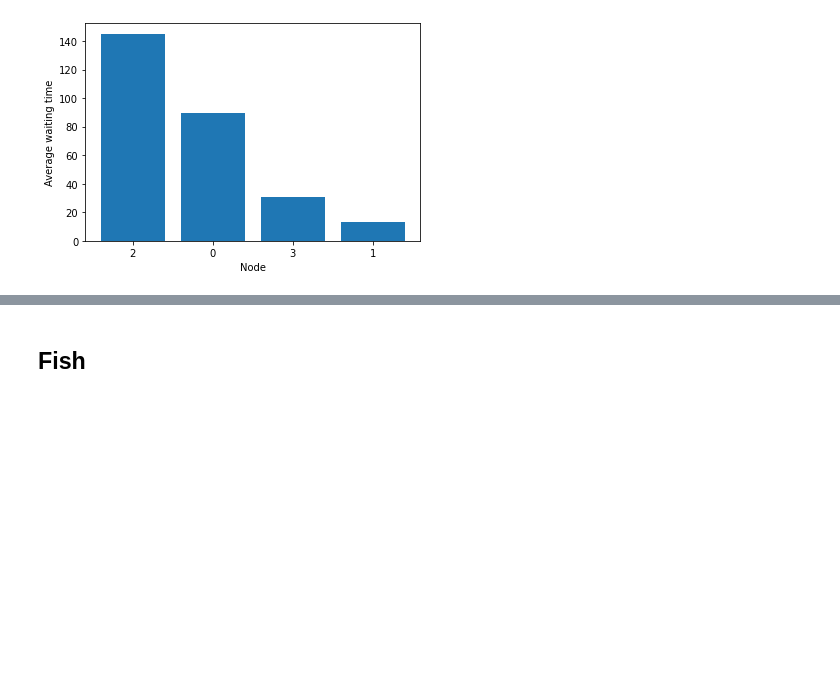
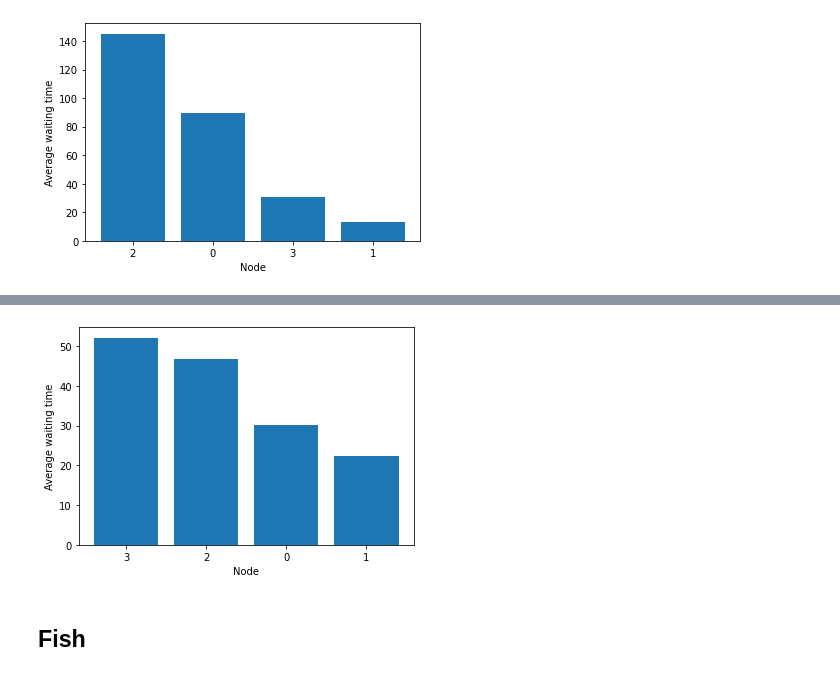
Before and after one commit to balouf/stochastic_matching, a Jupyter notebook: docs/tutorials/simulator.ipynb, the cells around one changed output, grey strips where cells are left out. Saved outputs shown, nothing was run; the diff lists cells and outputs as text; code cells hidden in the pictures; blank space fills up the shorter version.

```diff
--- a/docs/tutorials/simulator.ipynb
+++ b/docs/tutorials/simulator.ipynb
@@ -331,3 +354,7 @@ fig = diamond.simulator.show_average_queues(sort=True, as_time=True)
+# %%
+fig = diamond.simulator.show_average_queues(sort=True, as_time=True)
+# %% [output]
+[figure, added]
 # %% [markdown]
 ## Fish
 # %% [markdown]
```
Also changed, not shown: parts of 25 cells of this notebook, 4 other files.
